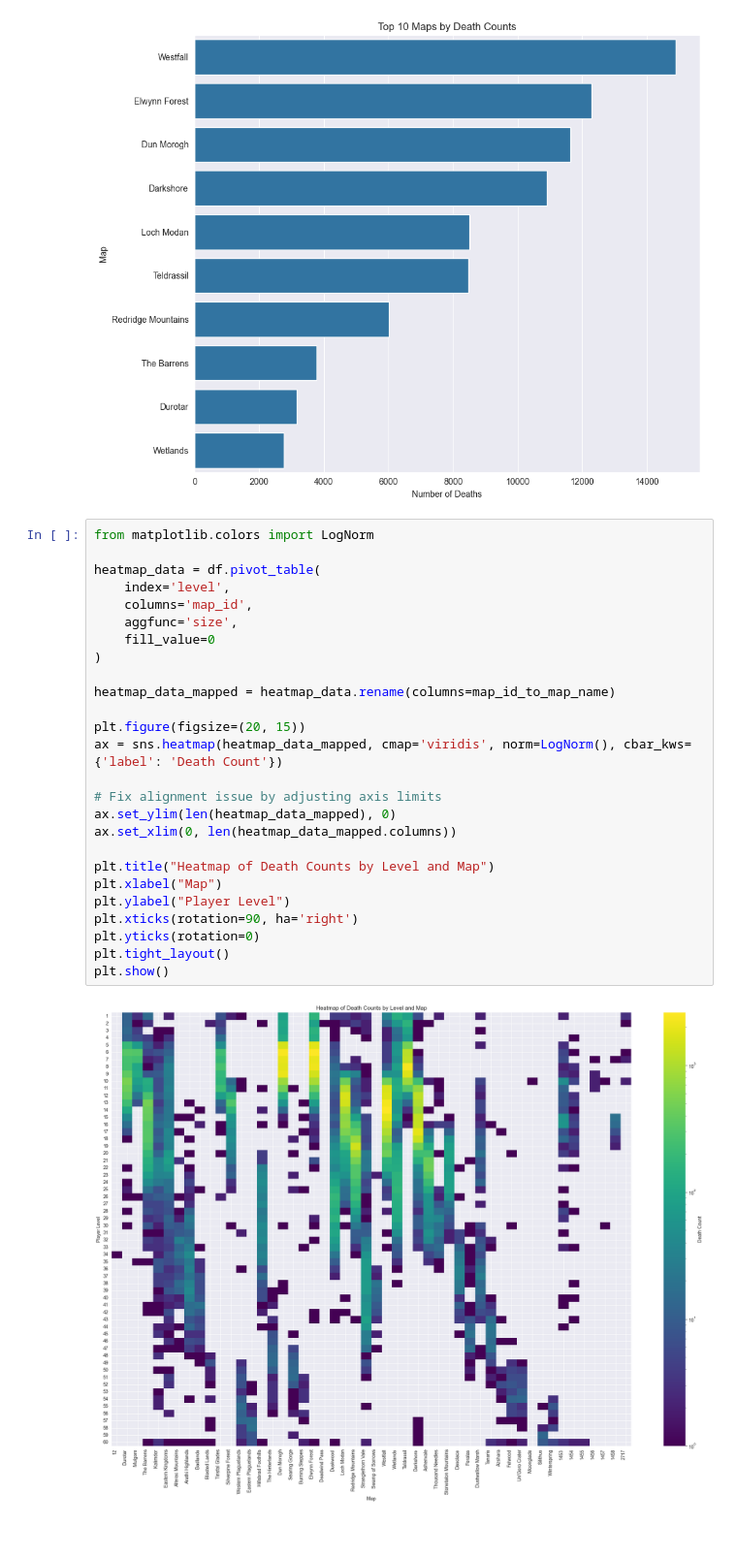
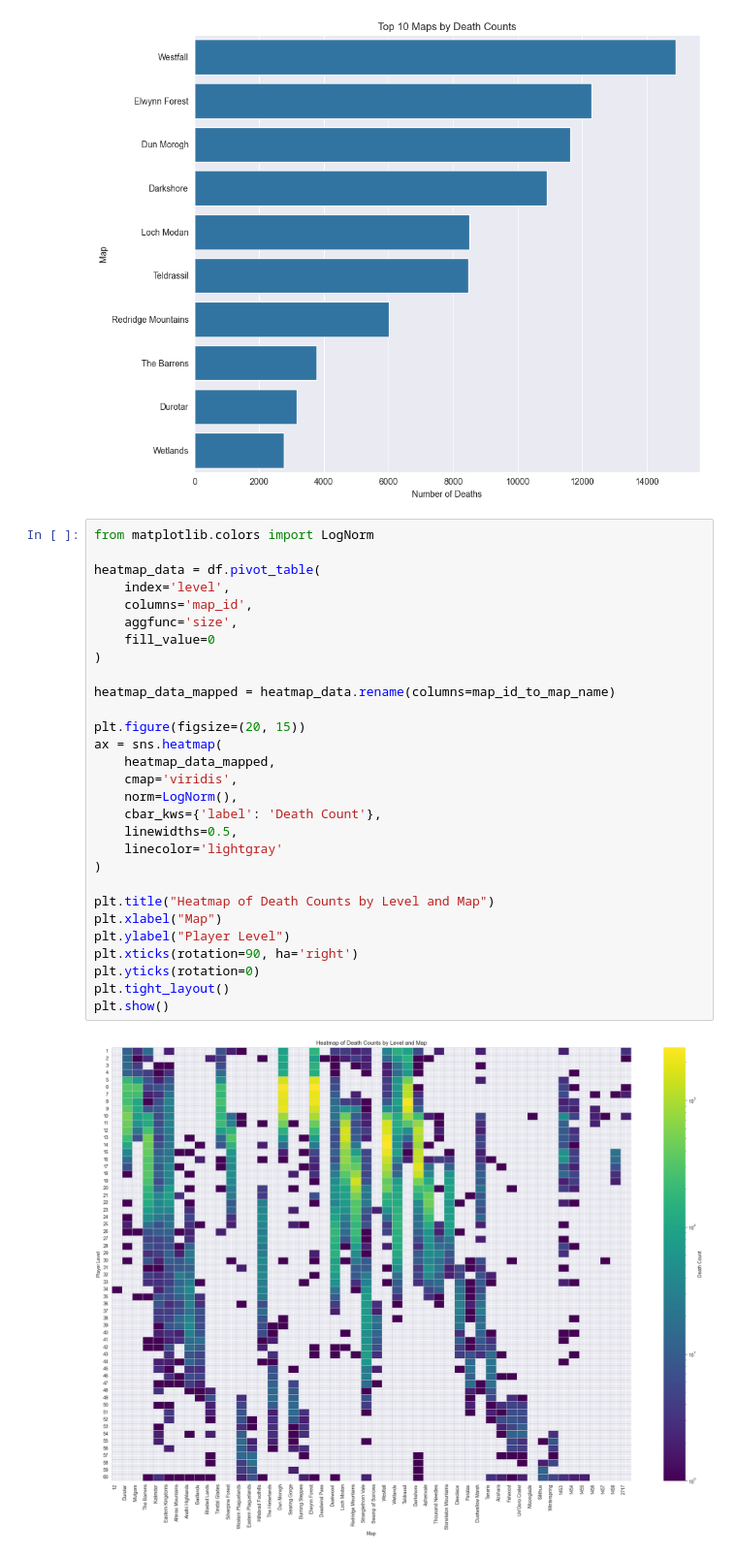
Before and after one commit to vjelinekk/DMB2-semestralni-prace, a Jupyter notebook: analysis.ipynb, the cells around one changed output. Shown: that part at 97% size. Saved outputs shown, nothing was run; the diff lists cells and outputs as text.

```diff
--- a/analysis.ipynb
+++ b/analysis.ipynb
@@ -266,28 +266,31 @@ plt.show()
 # %%
 from matplotlib.colors import LogNorm
 
 heatmap_data = df.pivot_table(
     index='level',
     columns='map_id',
     aggfunc='size',
     fill_value=0
 )
 
 heatmap_data_mapped = heatmap_data.rename(columns=map_id_to_map_name)
 
 plt.figure(figsize=(20, 15))
-ax = sns.heatmap(heatmap_data_mapped, cmap='viridis', norm=LogNorm(), cbar_kws={'label': 'Death Count'})
-
-# Fix alignment issue by adjusting axis limits
-ax.set_ylim(len(heatmap_data_mapped), 0)
-ax.set_xlim(0, len(heatmap_data_mapped.columns))
+ax = sns.heatmap(
+    heatmap_data_mapped,
+    cmap='viridis',
+    norm=LogNorm(),
+    cbar_kws={'label': 'Death Count'},
+    linewidths=0.5,
+    linecolor='lightgray'
+)
 
 plt.title("Heatmap of Death Counts by Level and Map")
 plt.xlabel("Map")
 plt.ylabel("Player Level")
 plt.xticks(rotation=90, ha='right')
 plt.yticks(rotation=0)
 plt.tight_layout()
 plt.show()
 # %% [output]
-[figure, old version]
+[figure, new version]
```
